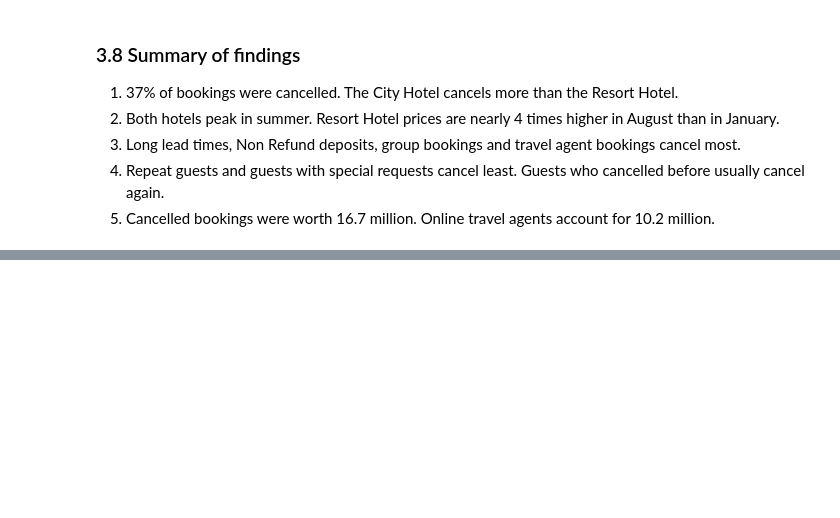
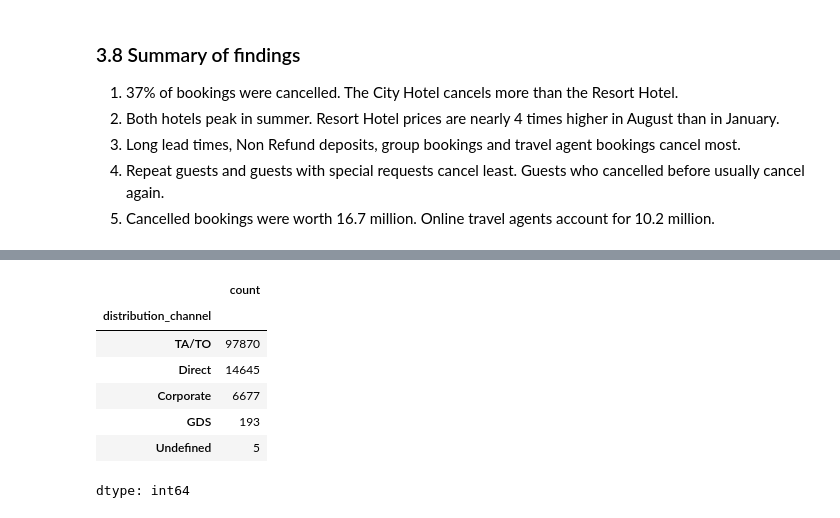
Before and after one commit to ahchu2525/capstone-hosp, a Jupyter notebook: hotel.ipynb, the cells around one changed output, grey strips where cells are left out. Cells and saved outputs as stored; diff of their text form; code cells hidden in the pictures; blank space fills up the shorter version.

```diff
--- a/hotel.ipynb
+++ b/hotel.ipynb
@@ -498,0 +533,11 @@ plt.show()
+# %%
+df['distribution_channel'].value_counts()
+# %% [output]
+|  | count |
+| distribution_channel |  |
+| TA/TO | 97870 |
+| Direct | 14645 |
+| Corporate | 6677 |
+| GDS | 193 |
+| Undefined | 5 |
+dtype: int64
```
Also changed, not shown: parts of 25 cells of this notebook.
